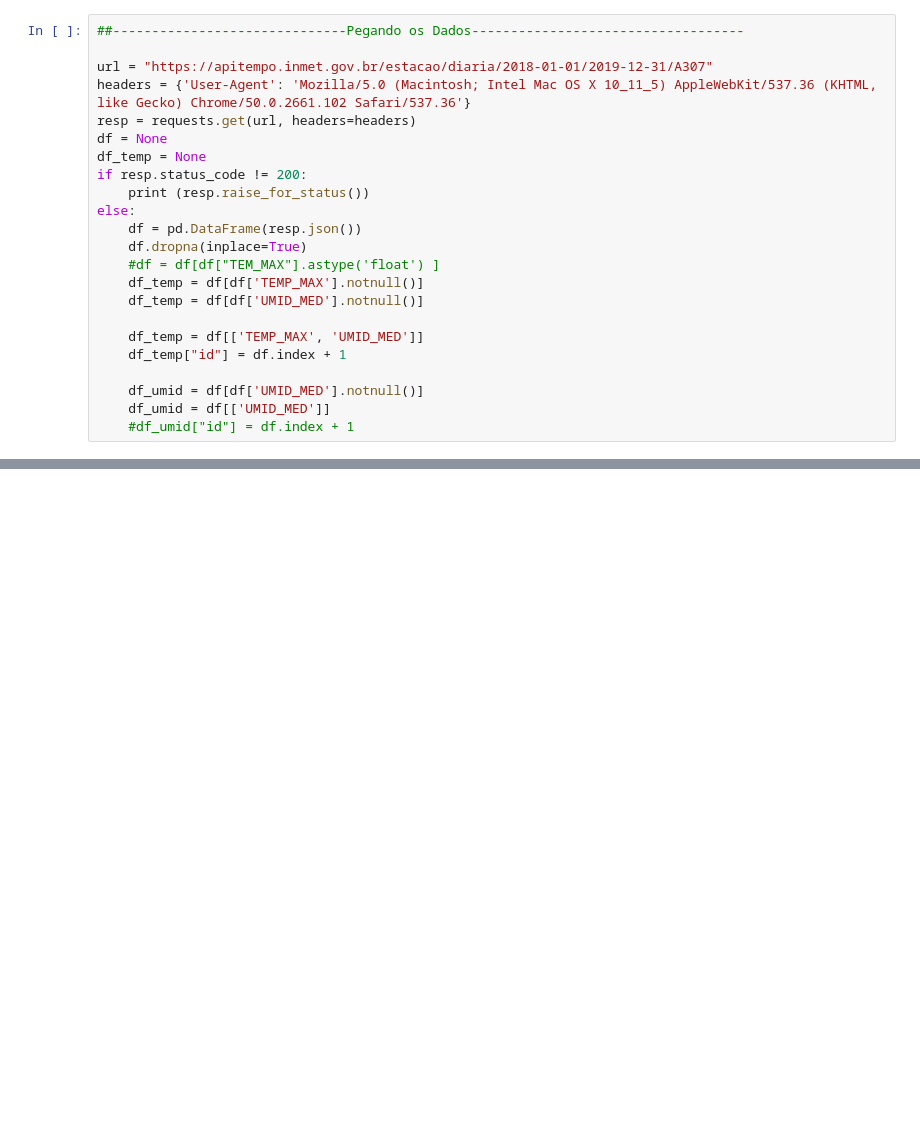
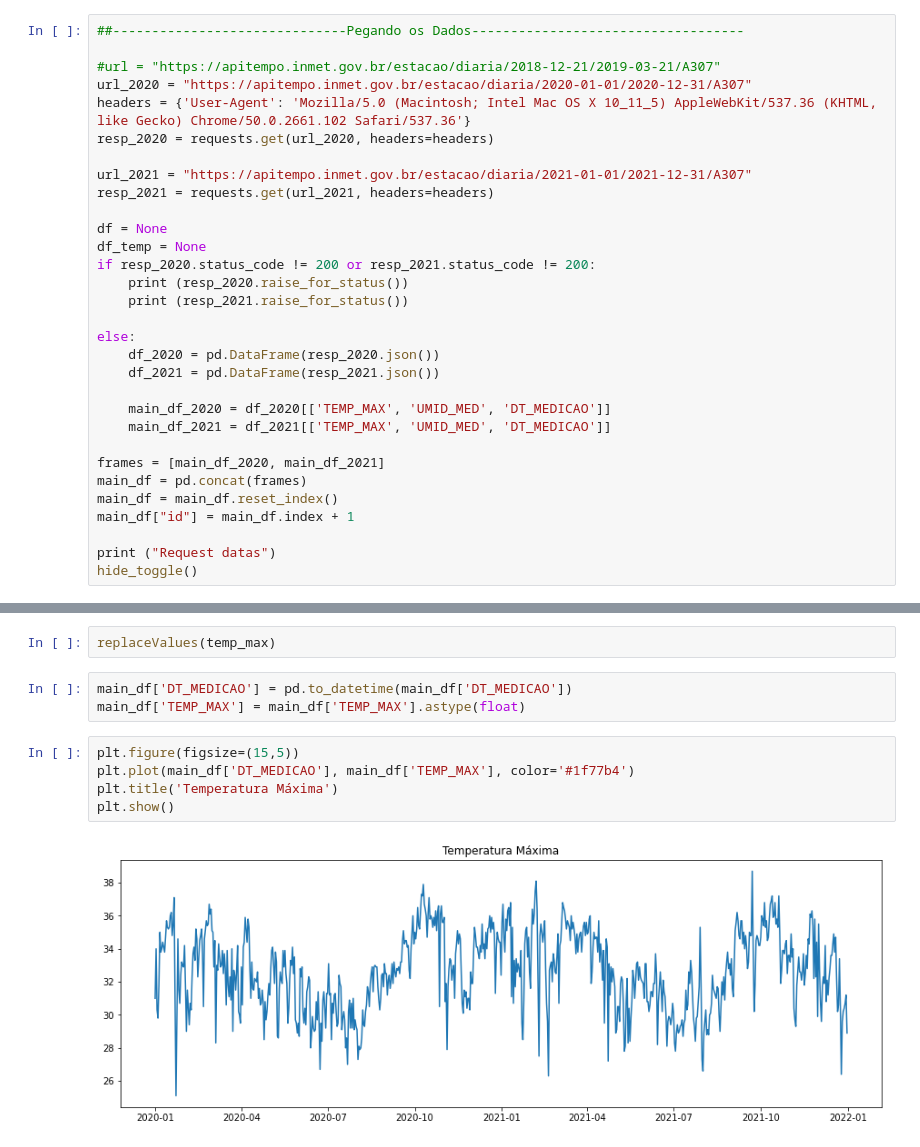
Before and after one commit to AndersonRodr/algorithms-detect-anomalies, a Jupyter notebook: PrimeiroExperimento.ipynb, the cells around one changed output, grey strips where cells are left out. Cells and saved outputs as stored; diff of their text form; blank space fills up the shorter version.

```diff
--- a/PrimeiroExperimento.ipynb
+++ b/PrimeiroExperimento.ipynb
@@ -16,24 +74,32 @@ from statsmodels.tsa.ar_model import AutoReg, ar_select_order
 # %%
 ##------------------------------Pegando os Dados-----------------------------------
 
-url = "https://apitempo.inmet.gov.br/estacao/diaria/2018-01-01/2019-12-31/A307"
+#url = "https://apitempo.inmet.gov.br/estacao/diaria/2018-12-21/2019-03-21/A307"
+url_2020 = "https://apitempo.inmet.gov.br/estacao/diaria/2020-01-01/2020-12-31/A307"
 headers = {'User-Agent': 'Mozilla/5.0 (Macintosh; Intel Mac OS X 10_11_5) AppleWebKit/537.36 (KHTML, like Gecko) Chrome/50.0.2661.102 Safari/537.36'}
-resp = requests.get(url, headers=headers)
+resp_2020 = requests.get(url_2020, headers=headers)
+
+url_2021 = "https://apitempo.inmet.gov.br/estacao/diaria/2021-01-01/2021-12-31/A307"
+resp_2021 = requests.get(url_2021, headers=headers)
+
 df = None
 df_temp = None
-if resp.status_code != 200:
-    print (resp.raise_for_status())
+if resp_2020.status_code != 200 or resp_2021.status_code != 200:
+    print (resp_2020.raise_for_status())
+    print (resp_2021.raise_for_status())
+
 else:
-    df = pd.DataFrame(resp.json())
-    df.dropna(inplace=True)
-    #df = df[df["TEM_MAX"].astype('float') ]
-    df_temp = df[df['TEMP_MAX'].notnull()]
-    df_temp = df[df['UMID_MED'].notnull()]
+    df_2020 = pd.DataFrame(resp_2020.json())
+    df_2021 = pd.DataFrame(resp_2021.json())
 
-    df_temp = df[['TEMP_MAX', 'UMID_MED']]
-    df_temp["id"] = df.index + 1
+    main_df_2020 = df_2020[['TEMP_MAX', 'UMID_MED', 'DT_MEDICAO']]
+    main_df_2021 = df_2021[['TEMP_MAX', 'UMID_MED', 'DT_MEDICAO']]
 
-    df_umid = df[df['UMID_MED'].notnull()]
-    df_umid = df[['UMID_MED']]
-    #df_umid["id"] = df.index + 1
+frames = [main_df_2020, main_df_2021]
+main_df = pd.concat(frames)
+main_df = main_df.reset_index()
+main_df["id"] = main_df.index + 1
+
+print ("Request datas")
+hide_toggle()
 # %% [output]
@@ -217,3 +276,15 @@ def dataTraining(percentOutliers, dbscan):
+# %%
+replaceValues(temp_max)
+# %%
+main_df['DT_MEDICAO'] = pd.to_datetime(main_df['DT_MEDICAO'])
+main_df['TEMP_MAX'] = main_df['TEMP_MAX'].astype(float)
+# %%
+plt.figure(figsize=(15,5))
+plt.plot(main_df['DT_MEDICAO'], main_df['TEMP_MAX'], color='#1f77b4')
+plt.title('Temperatura Máxima')
+plt.show()
+# %% [output]
+[figure, added]
 # %%
 #import random
 
```
Also changed, not shown: parts of 26 cells of this notebook.
